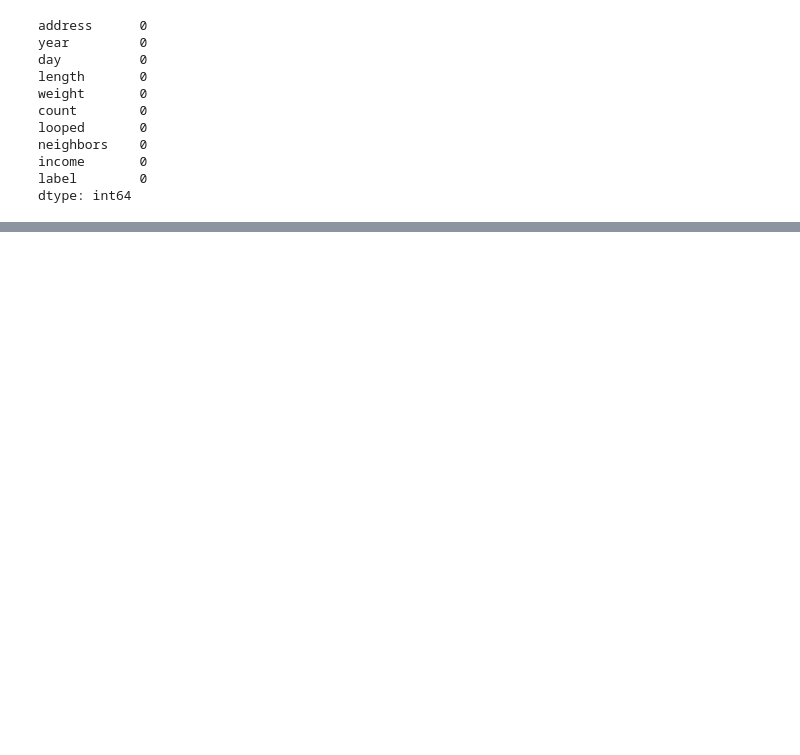
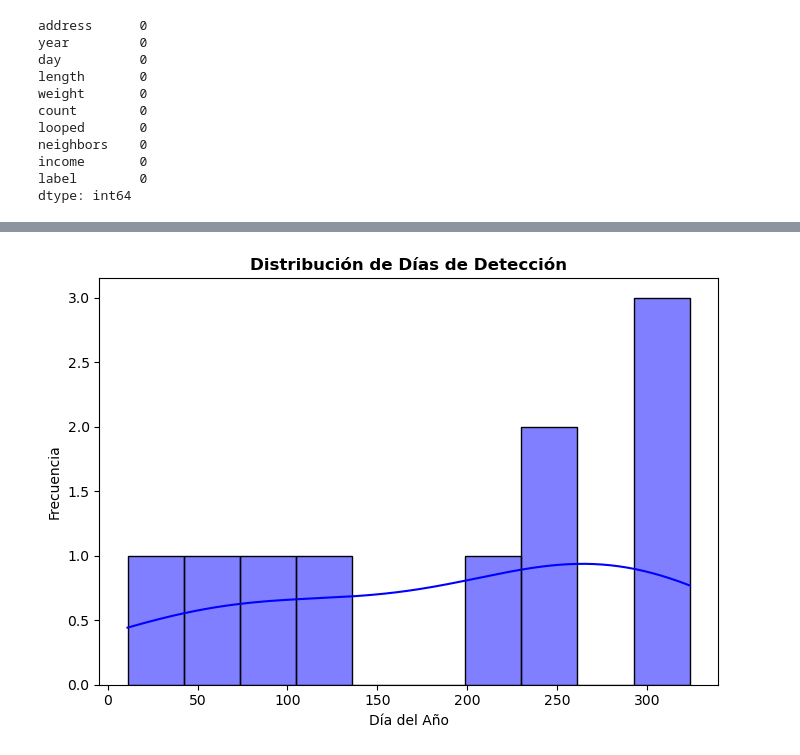
Before and after one commit to blackground-1/Practica3_GR_6, a Jupyter notebook: Ejercicio.ipynb, the cells around one changed output, grey strips where cells are left out. Cells and saved outputs as stored; diff of their text form; code cells hidden in the pictures; blank space fills up the shorter version.

```diff
--- a/Ejercicio.ipynb
+++ b/Ejercicio.ipynb
@@ -163,0 +73,15 @@ Passing `palette` without assigning `hue` is deprecated and will be removed in v
+# %%
+
+# Seleccionar solo las primeras 10 filas
+df_first_10 = df.head(10)
+
+# 2. Gráfico de distribución: Días en los que se detectaron los eventos
+plt.figure(figsize=(7, 5))
+sns.histplot(df_first_10["day"], bins=10, kde=True, color="blue")
+plt.title("Distribución de Días de Detección", fontsize=12, fontweight="bold")
+plt.xlabel("Día del Año")
+plt.ylabel("Frecuencia")
+plt.tight_layout()
+plt.show()
+# %% [output]
+[figure, added]
```
Also changed, not shown: parts of 11 cells of this notebook.
